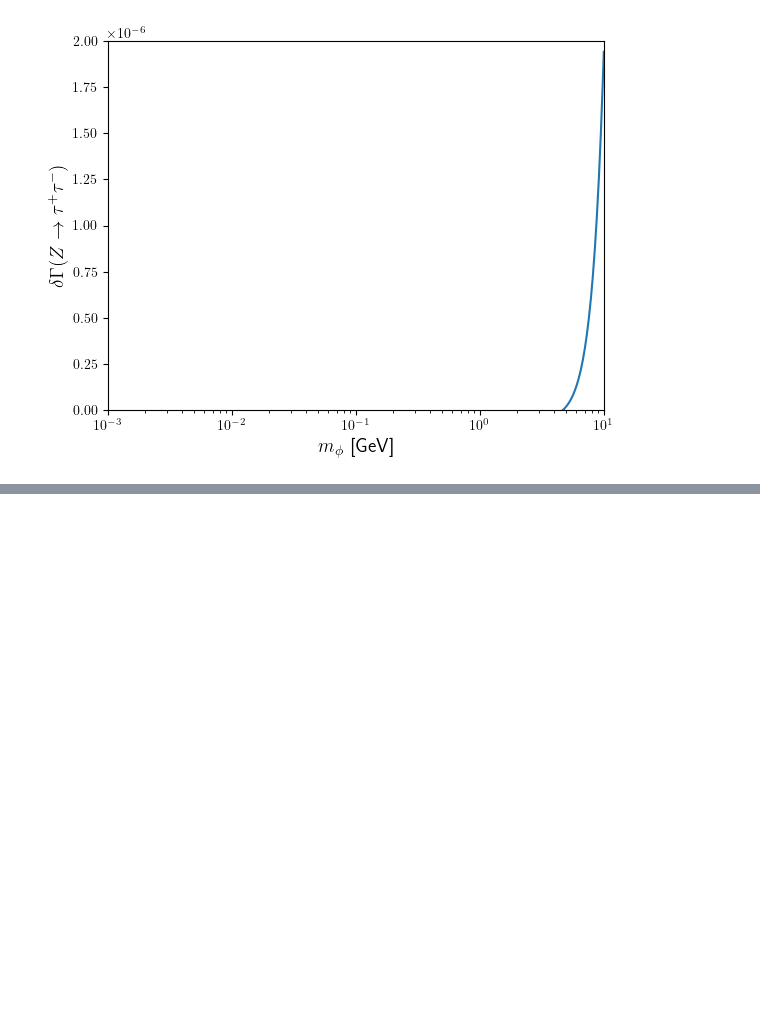
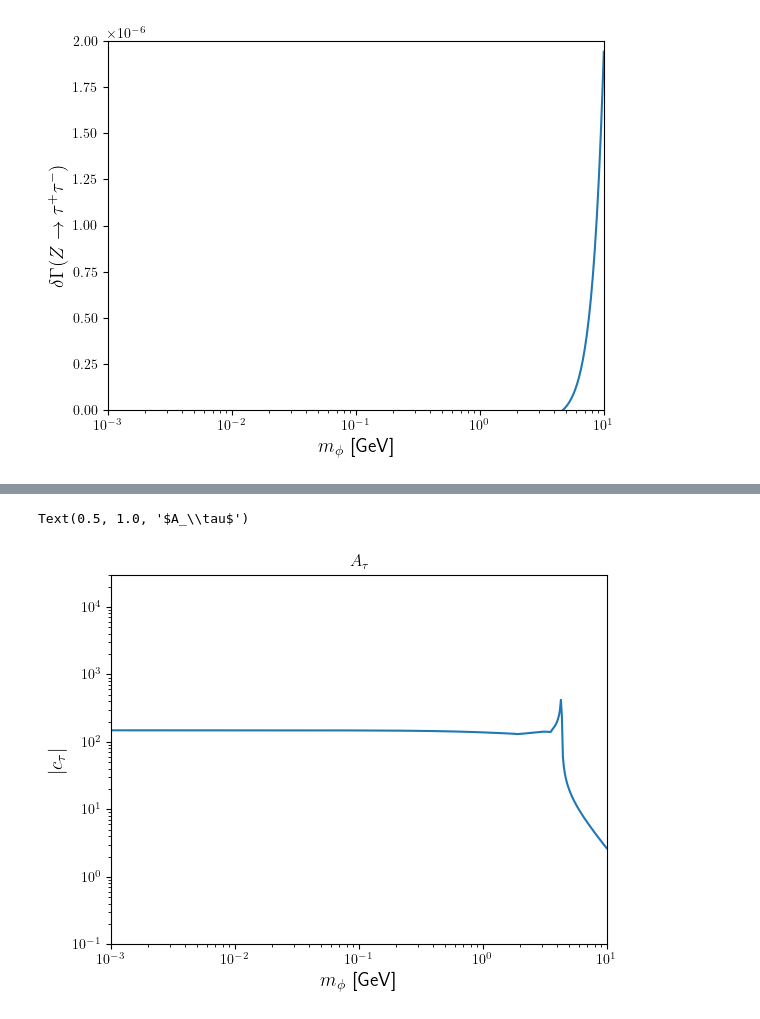
Before and after one commit to Jorge-Alda/tauALPs, a Jupyter notebook: PseudoScalar/plots.ipynb, the cells around one changed output, grey strips where cells are left out. Drawn from its saved outputs; the diff is of its cells as text; code cells hidden in the pictures; blank space fills up the shorter version.

```diff
--- a/PseudoScalar/plots.ipynb
+++ b/PseudoScalar/plots.ipynb
@@ -107,0 +118,19 @@ plt.legend(fontsize=14)
+# %%
+deltaAtau = [Atau_phi(m) for m in mphi_list]
+
+bound_Atau = []
+for dA in deltaAtau:
+    if dA < 0:
+        bound_Atau.append(((Atau_exp-Atau_err-Atau_SM)/dA)**0.5)
+    else:
+        bound_Atau.append(((Atau_exp+Atau_err-Atau_SM)/dA)**0.5)
+# %%
+plt.loglog(mphi_list, bound_Atau)
+plt.xlim(1e-3, 10)
+plt.ylim(1e-1, 3e4)
+plt.xlabel(r'$m_\phi$ [GeV]', fontsize=14)
+plt.ylabel(r'$|c_\tau|$', fontsize=14)
+plt.title(r"$A_\tau$")
+# %% [output]
+Text(0.5, 1.0, '$A_\\tau$')
+[figure, added]
```
Also changed, not shown: parts of 4 cells of this notebook, 2 other files.
